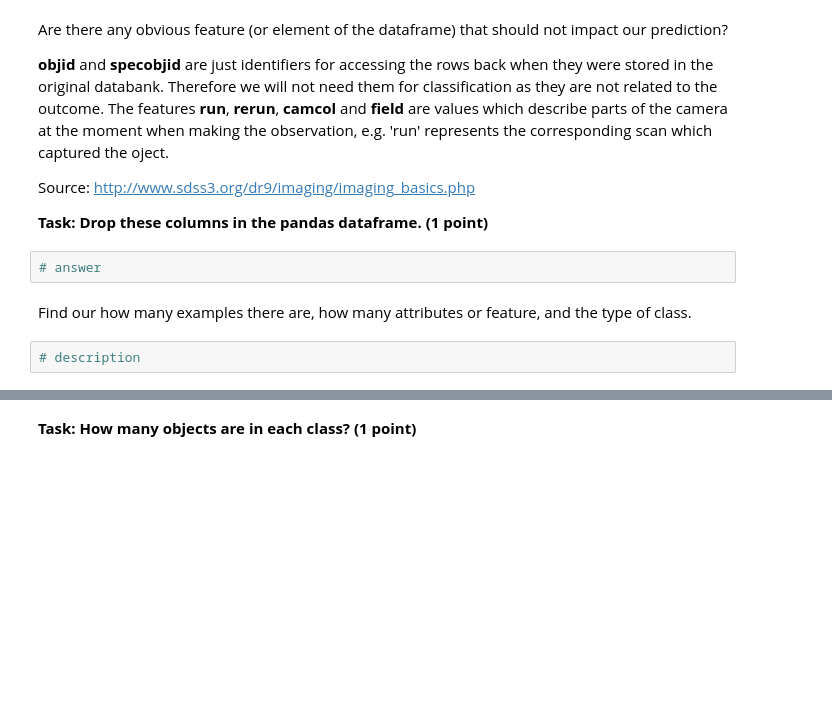
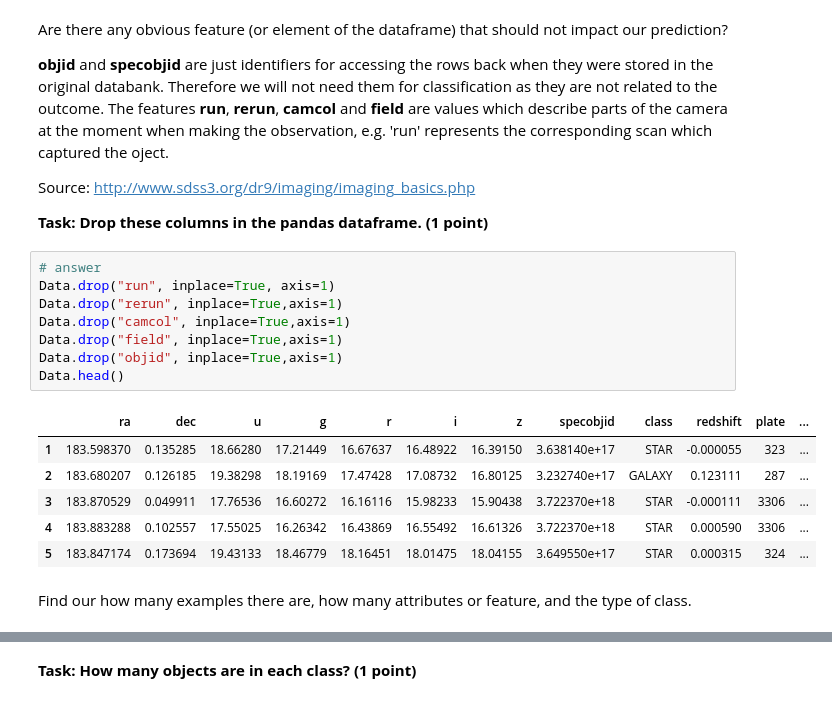
Before and after one commit to UW-ESS-DS/MLGeo2022_velgueta, a Jupyter notebook: Homework7/homework7.ipynb, the cells around one changed output, grey strips where cells are left out. Saved outputs shown, nothing was run; the diff lists cells and outputs as text; blank space fills up the shorter version.

```diff
--- a/Homework7/homework7.ipynb
+++ b/Homework7/homework7.ipynb
@@ -100,9 +148,20 @@ The features **run**, **rerun**, **camcol** and **field** are values which descr
 Source: http://www.sdss3.org/dr9/imaging/imaging_basics.php
 
 **Task: Drop these columns in the pandas dataframe. (1 point)**
-# %%
-# answer
+# %%
+# answer
+Data.drop("run", inplace=True, axis=1)
+Data.drop("rerun", inplace=True,axis=1)
+Data.drop("camcol", inplace=True,axis=1)
+Data.drop("field", inplace=True,axis=1)
+Data.drop("objid", inplace=True,axis=1)
+Data.head()
+# %% [output]
+|  | ra | dec | u | g | r | i | z | specobjid | class | redshift | plate | ... |
+| 1 | 183.598370 | 0.135285 | 18.66280 | 17.21449 | 16.67637 | 16.48922 | 16.39150 | 3.638140e+17 | STAR | -0.000055 | 323 | ... |
+| 2 | 183.680207 | 0.126185 | 19.38298 | 18.19169 | 17.47428 | 17.08732 | 16.80125 | 3.232740e+17 | GALAXY | 0.123111 | 287 | ... |
+| 3 | 183.870529 | 0.049911 | 17.76536 | 16.60272 | 16.16116 | 15.98233 | 15.90438 | 3.722370e+18 | STAR | -0.000111 | 3306 | ... |
+| 4 | 183.883288 | 0.102557 | 17.55025 | 16.26342 | 16.43869 | 16.55492 | 16.61326 | 3.722370e+18 | STAR | 0.000590 | 3306 | ... |
+| 5 | 183.847174 | 0.173694 | 19.43133 | 18.46779 | 18.16451 | 18.01475 | 18.04155 | 3.649550e+17 | STAR | 0.000315 | 324 | ... |
 # %% [markdown]
 Find our how many examples there are, how many attributes or feature, and the type of class.
-# %%
-# description
```
Also changed, not shown: parts of 7 cells of this notebook, 1 other file.
